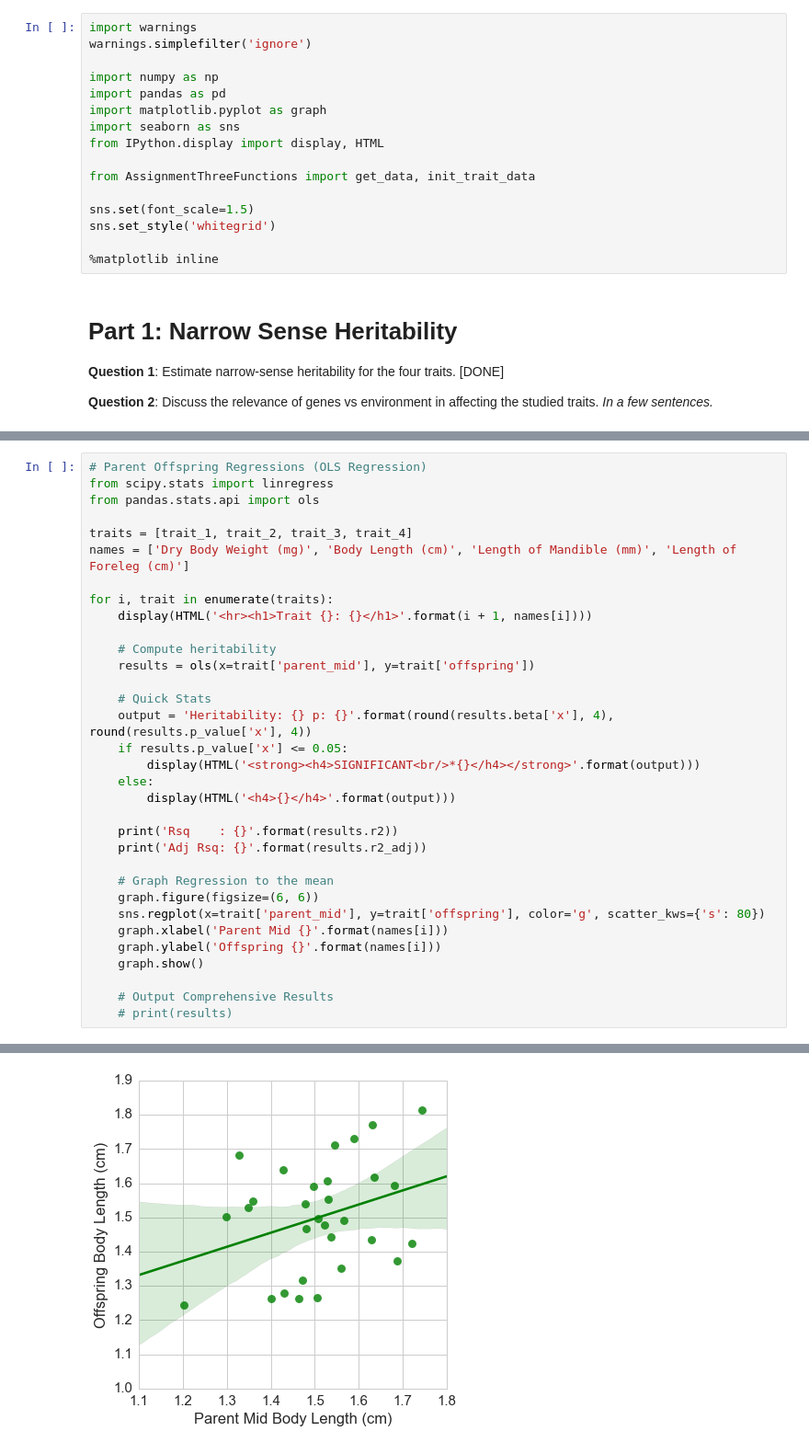
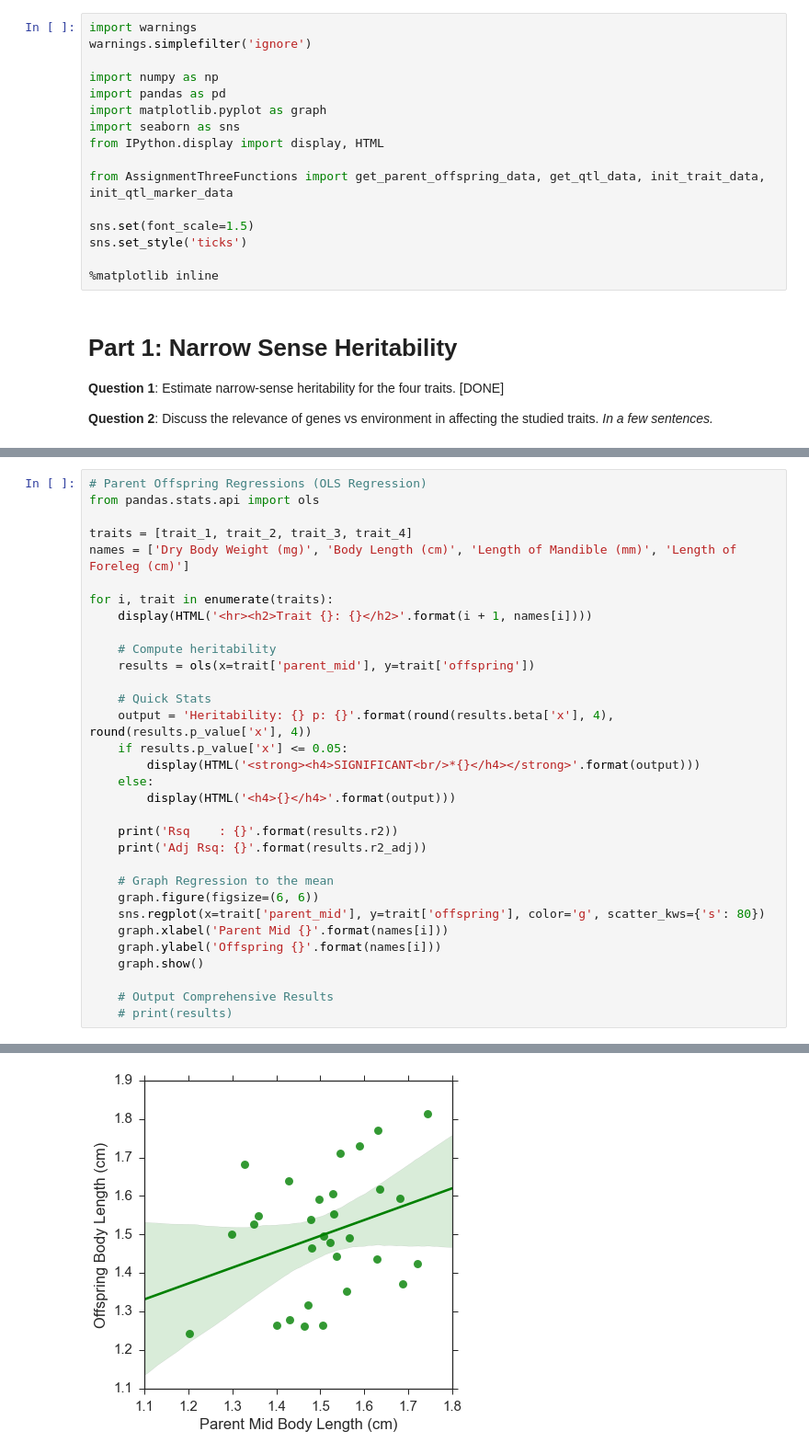
Before and after one commit to arose13/YorkU-PopulationGenetics, a Jupyter notebook: assignment_three/Assignment 3.ipynb, the cells around one changed output, grey strips where cells are left out. Shown at 92% size. Saved outputs shown, nothing was run; the diff lists cells and outputs as text.

Commit message:
All computational parts of the assignment are done.

```diff
--- a/assignment_three/Assignment 3.ipynb
+++ b/assignment_three/Assignment 3.ipynb
@@ -8,10 +8,10 @@ import matplotlib.pyplot as graph
 import seaborn as sns
 from IPython.display import display, HTML
 
-from AssignmentThreeFunctions import get_data, init_trait_data
+from AssignmentThreeFunctions import get_parent_offspring_data, get_qtl_data, init_trait_data, init_qtl_marker_data
 
 sns.set(font_scale=1.5)
-sns.set_style('whitegrid')
+sns.set_style('ticks')
 
 %matplotlib inline
 # %% [markdown]
@@ -52,14 +52,13 @@ display(trait_4.head(1))
 | 0 | 2.684854 | 2.828727 | 2.599553 | 2.756791 |
 # %%
 # Parent Offspring Regressions (OLS Regression)
-from scipy.stats import linregress
 from pandas.stats.api import ols
 
 traits = [trait_1, trait_2, trait_3, trait_4]
 names = ['Dry Body Weight (mg)', 'Body Length (cm)', 'Length of Mandible (mm)', 'Length of Foreleg (cm)']
 
 for i, trait in enumerate(traits):
-    display(HTML('<hr><h1>Trait {}: {}</h1>'.format(i + 1, names[i])))
+    display(HTML('<hr><h2>Trait {}: {}</h2>'.format(i + 1, names[i])))
 
     # Compute heritability
     results = ols(x=trait['parent_mid'], y=trait['offspring'])
@@ -97,4 +96,4 @@ Adj Rsq: 0.0759191770137343
-[figure, old version]
+[figure, new version]
 Trait 3: Length of Mandible (mm)
 SIGNIFICANT
 *Heritability: 0.6533 p: 0.0091
```
Also changed, not shown: parts of 4 cells of this notebook, 1 other file.
